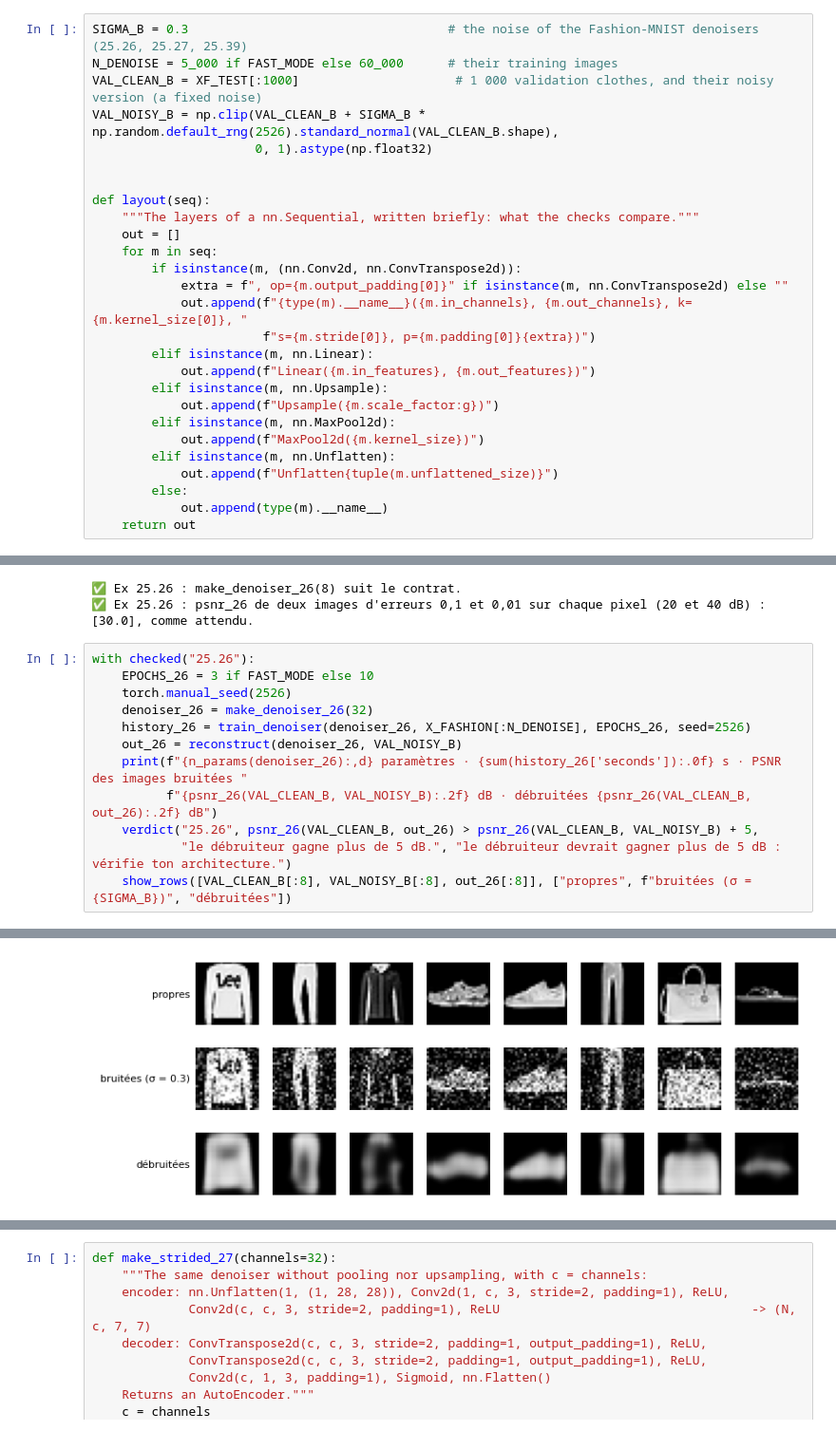
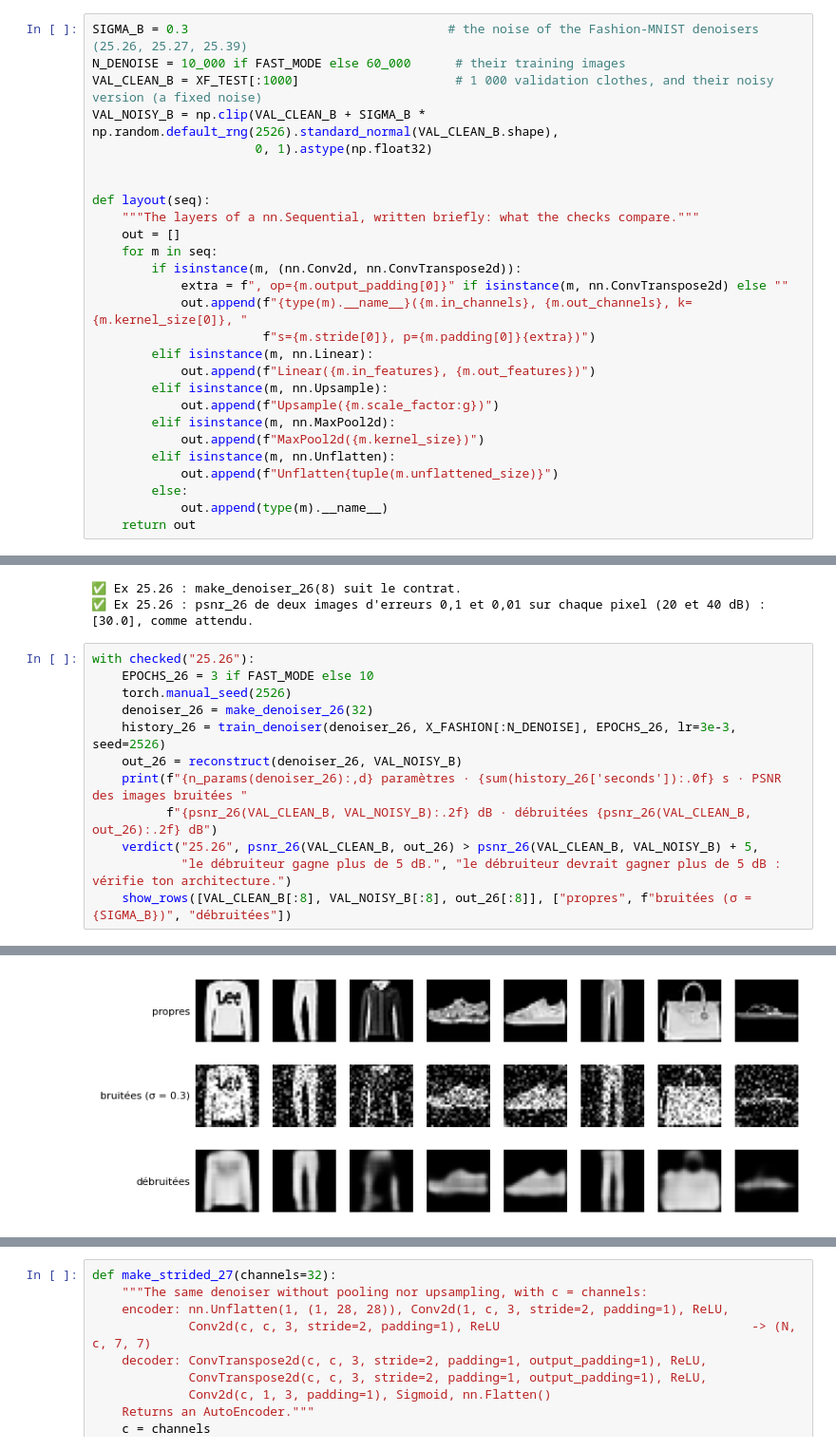
Before and after one commit to cemah2/workbookIA, a Jupyter notebook: chapitres/ch25_autoencodeurs/05_solutions.ipynb, the cells around one changed output, grey strips where cells are left out. Shown at 95% size. Drawn from its saved outputs; the diff is of its cells as text.

```diff
--- a/chapitres/ch25_autoencodeurs/05_solutions.ipynb
+++ b/chapitres/ch25_autoencodeurs/05_solutions.ipynb
@@ -1667,6 +1679,6 @@ Tu construis l'autoencodeur convolutif du livre (25.24), tu répares un débruit
 # %%
 SIGMA_B = 0.3                                   # the noise of the Fashion-MNIST denoisers (25.26, 25.27, 25.39)
-N_DENOISE = 5_000 if FAST_MODE else 60_000      # their training images
+N_DENOISE = 10_000 if FAST_MODE else 60_000      # their training images
 VAL_CLEAN_B = XF_TEST[:1000]                     # 1 000 validation clothes, and their noisy version (a fixed noise)
 VAL_NOISY_B = np.clip(VAL_CLEAN_B + SIGMA_B * np.random.default_rng(2526).standard_normal(VAL_CLEAN_B.shape),
                       0, 1).astype(np.float32)
@@ -2043,7 +2061,7 @@ with checked("25.26"):
     EPOCHS_26 = 3 if FAST_MODE else 10
     torch.manual_seed(2526)
     denoiser_26 = make_denoiser_26(32)
-    history_26 = train_denoiser(denoiser_26, X_FASHION[:N_DENOISE], EPOCHS_26, seed=2526)
+    history_26 = train_denoiser(denoiser_26, X_FASHION[:N_DENOISE], EPOCHS_26, lr=3e-3, seed=2526)
     out_26 = reconstruct(denoiser_26, VAL_NOISY_B)
     print(f"{n_params(denoiser_26):,d} paramètres · {sum(history_26['seconds']):.0f} s · PSNR des images bruitées "
           f"{psnr_26(VAL_CLEAN_B, VAL_NOISY_B):.2f} dB · débruitées {psnr_26(VAL_CLEAN_B, out_26):.2f} dB")
@@ -2056,4 +2074,4 @@ with checked("25.26"):
-[figure, old version]
+[figure, new version]
 # %% [markdown]
 ### Ex 25.27 — Sur-échantillonnage explicite ou convolutions à pas : temps et qualité 🔬 ★★★ ⏱️ 35 min
 **Objectif :** comparer, à nombre de filtres égal, un débruiteur à pooling et sur-échantillonnage et un débruiteur à convolutions à pas.
```
Also changed, not shown: parts of 57 cells of this notebook.
